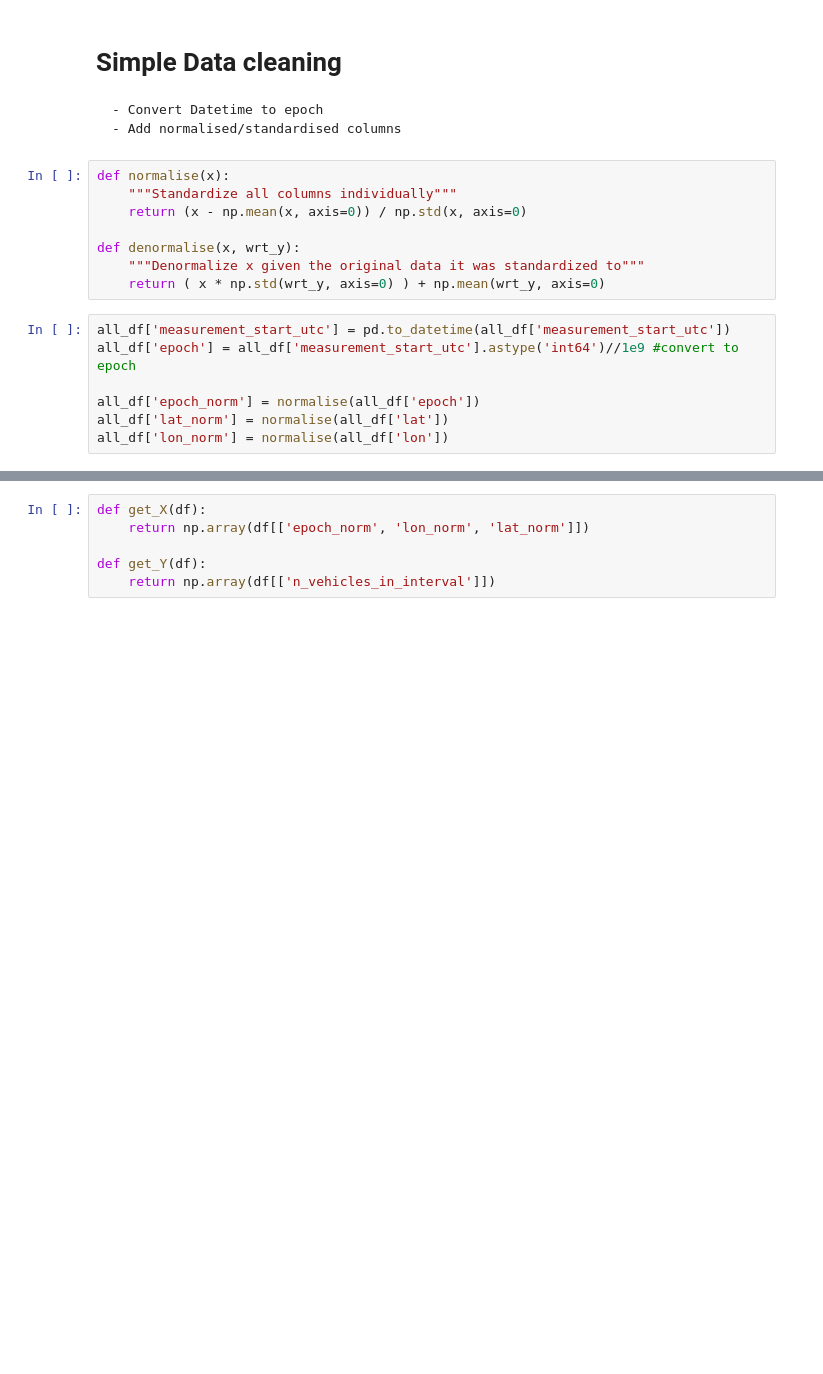
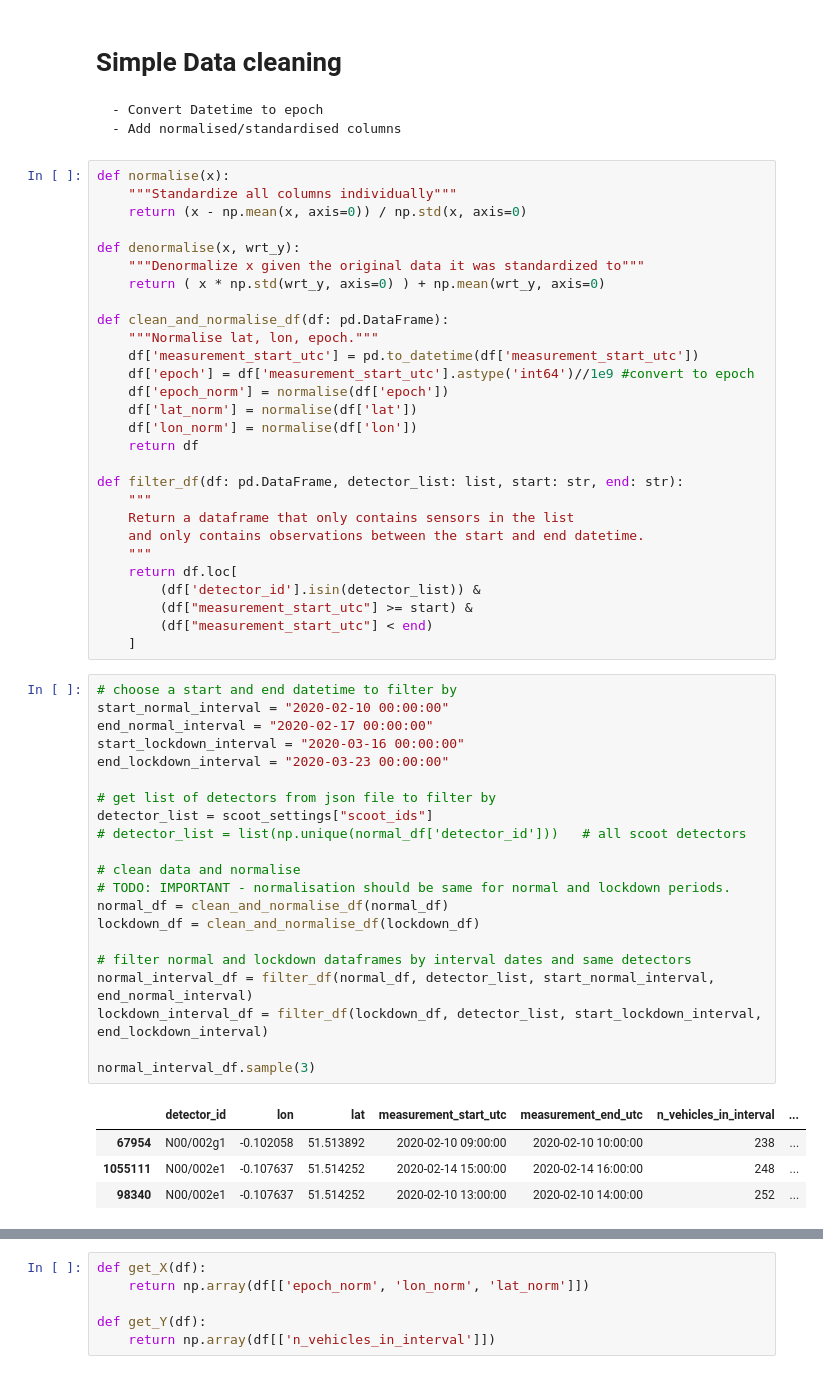
Before and after one commit to alan-turing-institute/clean-air-infrastructure, a Jupyter notebook: containers/labs/scoot_for_modelling.ipynb, the cells around one changed output, grey strips where cells are left out. Saved outputs shown, nothing was run; the diff lists cells and outputs as text; blank space fills up the shorter version.

Commit message:
Refactor of data processing for modelling.

```diff
--- a/containers/labs/scoot_for_modelling.ipynb
+++ b/containers/labs/scoot_for_modelling.ipynb
@@ -83,11 +110,50 @@ def normalise(x):
 def denormalise(x, wrt_y):
     """Denormalize x given the original data it was standardized to"""
     return ( x * np.std(wrt_y, axis=0) ) + np.mean(wrt_y, axis=0)
+
+def clean_and_normalise_df(df: pd.DataFrame):
+    """Normalise lat, lon, epoch."""
+    df['measurement_start_utc'] = pd.to_datetime(df['measurement_start_utc'])
+    df['epoch'] = df['measurement_start_utc'].astype('int64')//1e9 #convert to epoch
+    df['epoch_norm'] = normalise(df['epoch'])
+    df['lat_norm'] = normalise(df['lat'])
+    df['lon_norm'] = normalise(df['lon'])
+    return df
+
+def filter_df(df: pd.DataFrame, detector_list: list, start: str, end: str):
+    """
+    Return a dataframe that only contains sensors in the list
+    and only contains observations between the start and end datetime.
+    """
+    return df.loc[
+        (df['detector_id'].isin(detector_list)) &
+        (df["measurement_start_utc"] >= start) &
+        (df["measurement_start_utc"] < end)
+    ]
-# %%
-all_df['measurement_start_utc'] = pd.to_datetime(all_df['measurement_start_utc'])
-all_df['epoch'] = all_df['measurement_start_utc'].astype('int64')//1e9 #convert to epoch
-
-all_df['epoch_norm'] = normalise(all_df['epoch'])
-all_df['lat_norm'] = normalise(all_df['lat'])
-all_df['lon_norm'] = normalise(all_df['lon'])
+# %%
+# choose a start and end datetime to filter by
+start_normal_interval = "2020-02-10 00:00:00"
+end_normal_interval = "2020-02-17 00:00:00"
+start_lockdown_interval = "2020-03-16 00:00:00"
+end_lockdown_interval = "2020-03-23 00:00:00"
+
+# get list of detectors from json file to filter by
+detector_list = scoot_settings["scoot_ids"]
+# detector_list = list(np.unique(normal_df['detector_id']))   # all scoot detectors
+
+# clean data and normalise
+# TODO: IMPORTANT - normalisation should be same for normal and lockdown periods.
+normal_df = clean_and_normalise_df(normal_df)
+lockdown_df = clean_and_normalise_df(lockdown_df)
+
+# filter normal and lockdown dataframes by interval dates and same detectors
+normal_interval_df = filter_df(normal_df, detector_list, start_normal_interval, end_normal_interval)
+lockdown_interval_df = filter_df(lockdown_df, detector_list, start_lockdown_interval, end_lockdown_interval)
+
+normal_interval_df.sample(3)
+# %% [output]
+|  | detector_id | lon | lat | measurement_start_utc | measurement_end_utc | n_vehicles_in_interval | ... |
+| 67954 | N00/002g1 | -0.102058 | 51.513892 | 2020-02-10 09:00:00 | 2020-02-10 10:00:00 | 238 | ... |
+| 1055111 | N00/002e1 | -0.107637 | 51.514252 | 2020-02-14 15:00:00 | 2020-02-14 16:00:00 | 248 | ... |
+| 98340 | N00/002e1 | -0.107637 | 51.514252 | 2020-02-10 13:00:00 | 2020-02-10 14:00:00 | 252 | ... |
 # %% [markdown]
```
Also changed, not shown: parts of 33 cells of this notebook, 6 other files.
